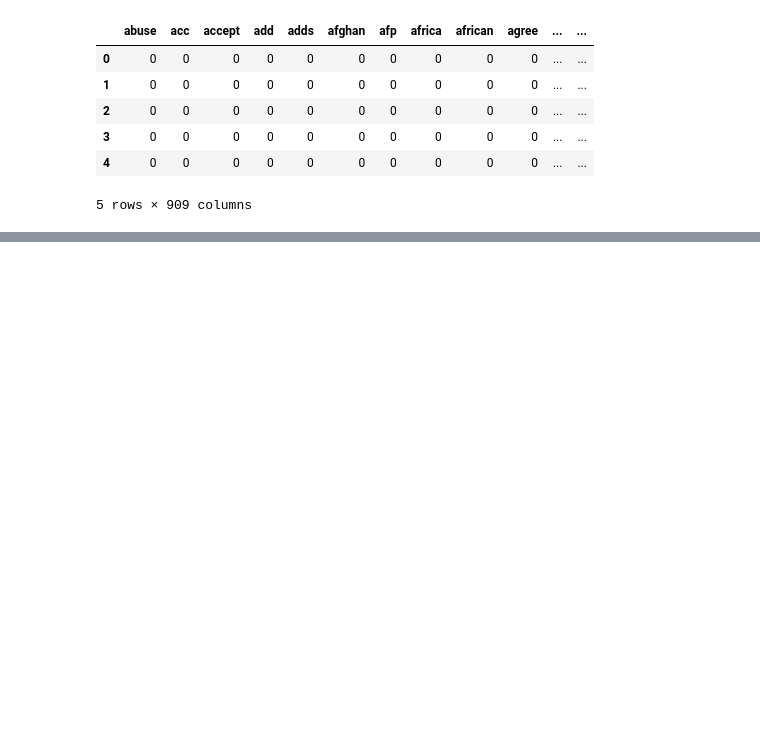
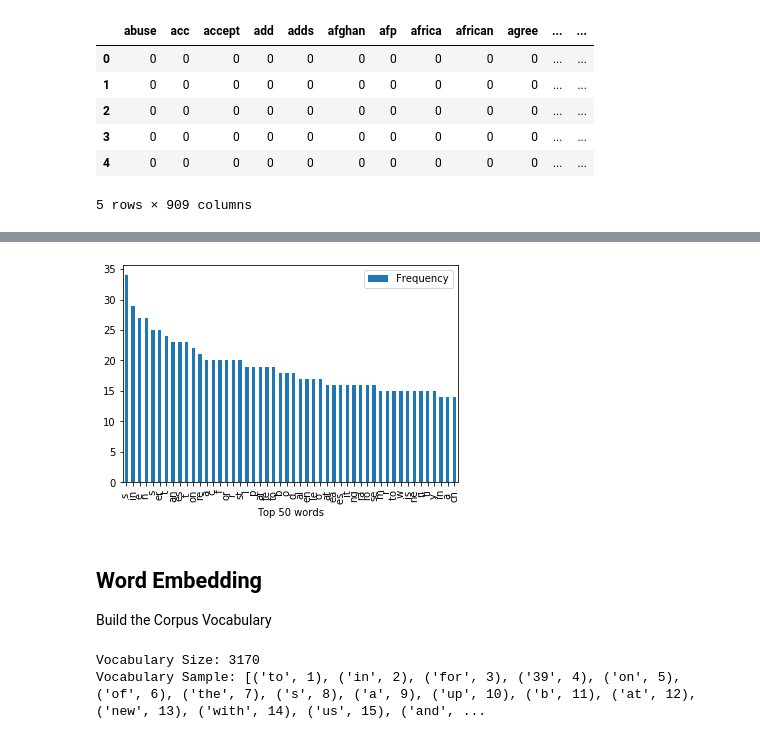
Before and after one commit to DataKnightsAI/Text-Classification-for-News-Summaries, a Jupyter notebook: feature-engineering - VK 3rd April.ipynb, the cells around one changed output, grey strips where cells are left out. Drawn from its saved outputs; the diff is of its cells as text; code cells hidden in the pictures; blank space fills up the shorter version.

```diff
--- a/feature-engineering - VK 3rd April.ipynb
+++ b/feature-engineering - VK 3rd April.ipynb
@@ -76,0 +163,11 @@ headline_bagofwords_df.head()
+# %%
+tfidf_vect = TfidfVectorizer(analyzer = 'char', sublinear_tf = True, min_df = 2,
+                             lowercase = True, strip_accents = 'ascii', ngram_range = (2, 3),
+                             stop_words = 'english', use_idf = True, token_pattern=r'\w{1,}')
+tfidf_char = tfidf_vect.fit_transform(train_data_df.headline_cleaned).toarray()
+
+# get all unique words in the corpus
+vocab = tfidf_vect.get_feature_names()
+
+tfidf_char = pandas.DataFrame(numpy.round(tfidf_char, 2), columns = vocab)
+tfidf_char.head()
@@ -76,0 +182,34 @@ headline_bagofwords_df.head()
+# %%
+word_count_dict = {}
+for word in vocab:
+    word_count_dict[word] = int(sum(tfidf_char.loc[:, word]))
+
+counter = Counter(word_count_dict)
+
+freq_df = pandas.DataFrame.from_records(counter.most_common(50),
+                                        columns=['Top 50 words', 'Frequency'])
+freq_df.plot(kind='bar', x='Top 50 words');
+# %% [output]
+[figure, added]
+# %% [markdown]
+ ## Word Embedding
+ Build the Corpus Vocabulary
+# %%
+tokenizer = text.Tokenizer()
+tokenizer.fit_on_texts(train_data_df.headline_cleaned)
+word2id = tokenizer.word_index
+
+# build vocabulary of unique words
+word2id['PAD'] = 0
+id2word = {v:k for k, v in word2id.items()}
+wids = [[word2id[w] for w in text.text_to_word_sequence(doc)] for doc in train_data_df.headline_cleaned]
+
+vocab_size = len(word2id)
+embed_size = 100
+window_size = 2 # context window size
+
+print('Vocabulary Size:', vocab_size)
+print('Vocabulary Sample:', list(word2id.items())[:100])
+# %% [output]
+Vocabulary Size: 3170
+Vocabulary Sample: [('to', 1), ('in', 2), ('for', 3), ('39', 4), ('on', 5), ('of', 6), ('the', 7), ('s', 8), ('a', 9), ('up', 10), ('b', 11), ('at', 12), ('new', 13), ('with', 14), ('us', 15), ('and', ...
```
Also changed, not shown: parts of 20 cells of this notebook, 1 other file.
